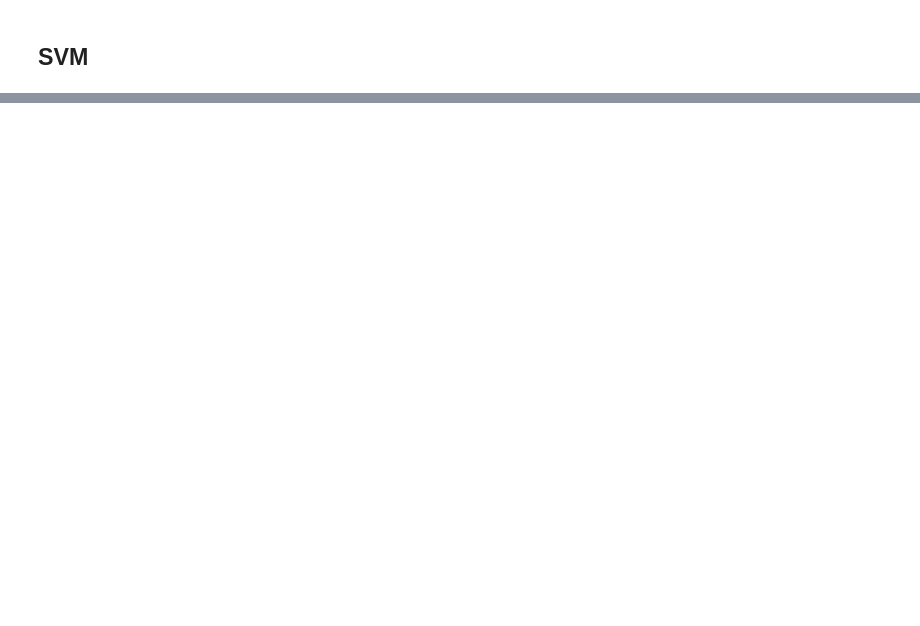
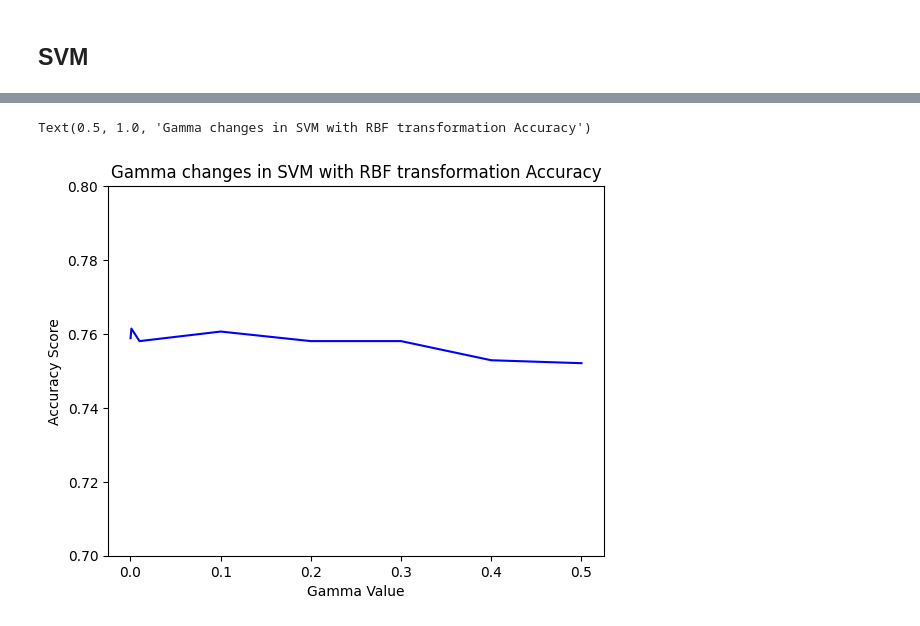
Before and after one commit to iamgeeyuh/League-of-Legends-Match-Predictor, a Jupyter notebook: final_project.ipynb, the cells around one changed output, grey strips where cells are left out. Drawn from its saved outputs; the diff is of its cells as text; code cells hidden in the pictures; blank space fills up the shorter version.

```diff
--- a/final_project.ipynb
+++ b/final_project.ipynb
@@ -1674,0 +607,15 @@ Text(0.5, 1.0, 'Neural Network Confusion Matrix')
+# %%
+svm_gamma_rbf_changes = []
+max_score = 0
+gamma_max = 0
+
+for gamma in [0.0001, 0.001, 0.01, 0.1, 0.2, 0.3, 0.4, 0.5]:
+    svm = SVC(kernel="rbf", gamma = gamma, C = 1, verbose = True)
+    svm.fit(X_train_scale, y_train)
+    score = svm.score(X_test_scale, y_test)
+    print(f"Accuracy for Gamma: {gamma} was {score}%")
+    svm_gamma_rbf_changes.append(score)
+    if score >= max_score:
+        max_score = score
+        gamma_max = gamma
+print(max_score, gamma_max)
@@ -1674,0 +632,9 @@ Text(0.5, 1.0, 'Neural Network Confusion Matrix')
+# %%
+plt.plot([0.0001, 0.001, 0.01, 0.1, 0.2, 0.3, 0.4, 0.5], svm_gamma_rbf_changes, 'b')
+plt.xlabel("Gamma Value")
+plt.ylabel("Accuracy Score")
+plt.ylim(0.7,0.8)
+plt.title("Gamma changes in SVM with RBF transformation Accuracy")
+# %% [output]
+Text(0.5, 1.0, 'Gamma changes in SVM with RBF transformation Accuracy')
+[figure, added]
```
Also changed, not shown: parts of 102 cells of this notebook.
